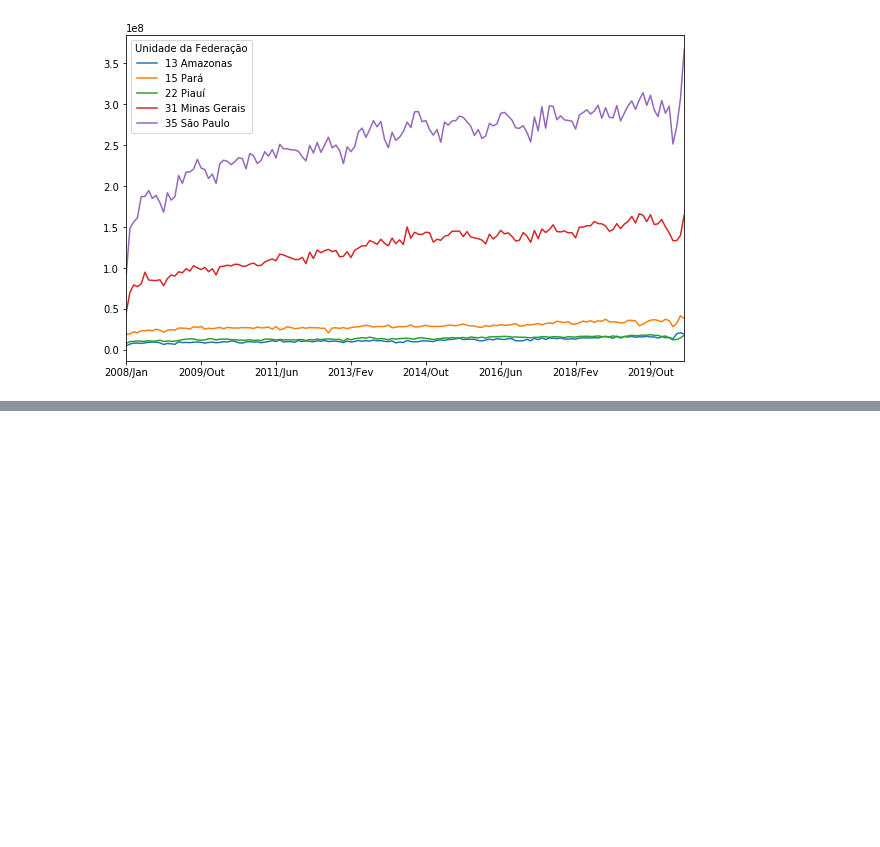
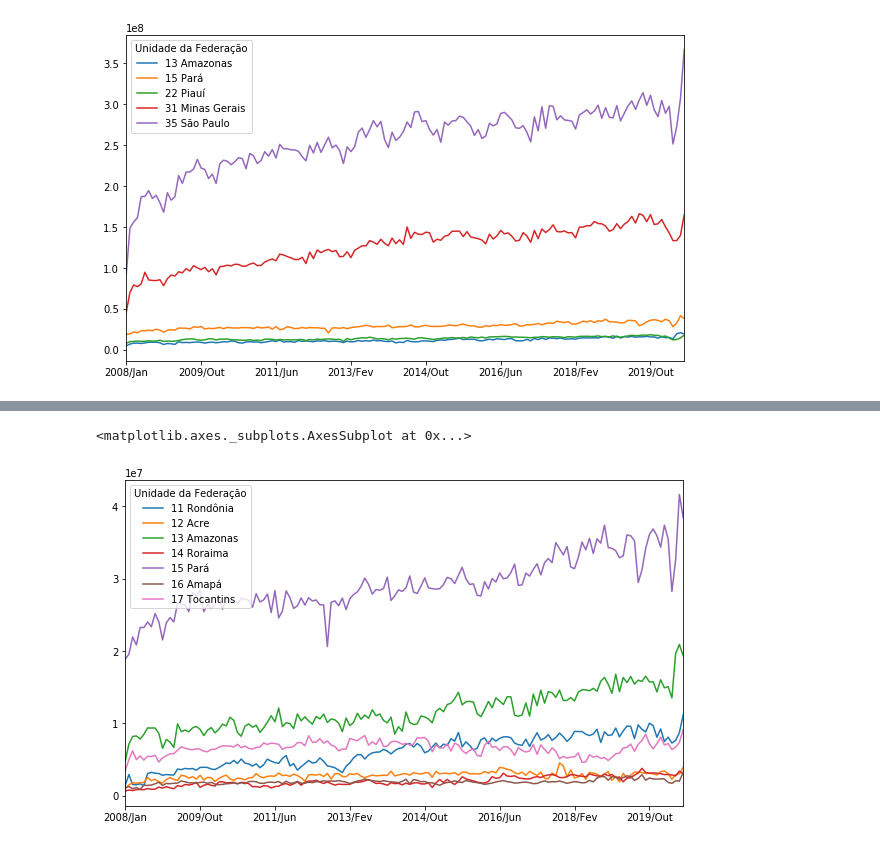
Before and after one commit to fcfabio/Bootcamp-Data-Science-Aplicada, a Jupyter notebook: Modulo-01_Python-e-Pandas-Dados-Reais/Aquisição_e_Leitura_de_Dados_Reais.ipynb, the cells around one changed output, grey strips where cells are left out. Cells and saved outputs as stored; diff of their text form; code cells hidden in the pictures; blank space fills up the shorter version.

```diff
--- a/Modulo-01_Python-e-Pandas-Dados-Reais/Aquisição_e_Leitura_de_Dados_Reais.ipynb
+++ b/Modulo-01_Python-e-Pandas-Dados-Reais/Aquisição_e_Leitura_de_Dados_Reais.ipynb
@@ -388,0 +426,6 @@ plt.show()
+# %%
+#PLotando o gráfico dos 7 primeiros estados da lista
+uteis[:7].T.plot(figsize=(10,6))
+# %% [output]
+<matplotlib.axes._subplots.AxesSubplot at 0x...>
+[figure, added]
```
Also changed, not shown: parts of 36 cells of this notebook.
